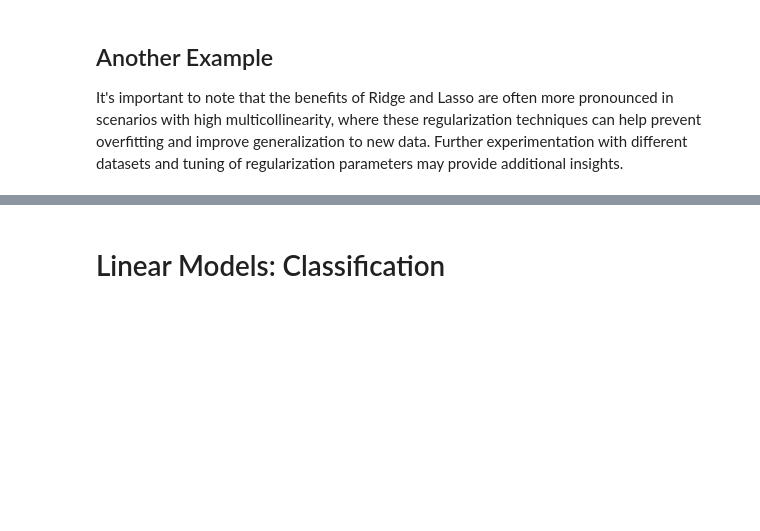
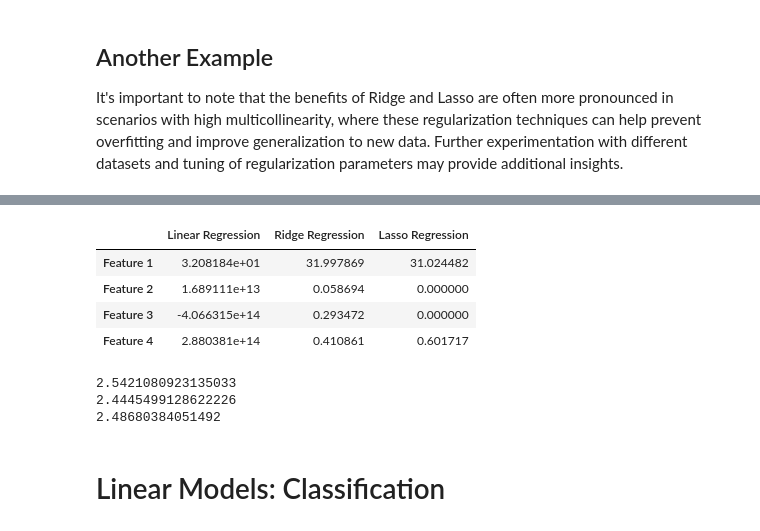
Before and after one commit to HatefDastour/ENSF444, a Jupyter notebook: Lecture_Examples/ENSF444_Linear_Models.ipynb, the cells around one changed output, grey strips where cells are left out. Drawn from its saved outputs; the diff is of its cells as text; code cells hidden in the pictures; blank space fills up the shorter version.

```diff
--- a/Lecture_Examples/ENSF444_Linear_Models.ipynb
+++ b/Lecture_Examples/ENSF444_Linear_Models.ipynb
@@ -356,16 +450,31 @@ print(30*'_')
 # %%
 import seaborn as sns
+import pandas as pd
 import matplotlib.pyplot as plt
 
 # Create a DataFrame for coefficients
 coefficients_data = {
     'Linear Regression': linear_reg.coef_,
     'Ridge Regression': ridge_reg.coef_,
     'Lasso Regression': lasso_reg.coef_
 }
 
-coefficients_df = pd.DataFrame(coefficients_data, index=['Feature 1', 'Feature 2', 'Feature 3', 'Feature 4'])
-coefficients_df
+coefficients_df = pd.DataFrame(coefficients_data, index=[f'Feature {i}' for i in range(1, 5)])
+display(coefficients_df)
+
+# We also could see the intercepts:
+# print(linear_reg.intercept_)
+# print(ridge_reg.intercept_)
+# print(lasso_reg.intercept_)
+# %% [output]
+|  | Linear Regression | Ridge Regression | Lasso Regression |
+| Feature 1 | 3.208184e+01 | 31.997869 | 31.024482 |
+| Feature 2 | 1.689111e+13 | 0.058694 | 0.000000 |
+| Feature 3 | -4.066315e+14 | 0.293472 | 0.000000 |
+| Feature 4 | 2.880381e+14 | 0.410861 | 0.601717 |
+2.5421080923135033
+2.4445499128622226
+2.48680384051492
 # %%
 import seaborn as sns
 import matplotlib.pyplot as plt
```
Also changed, not shown: parts of 7 cells of this notebook.
